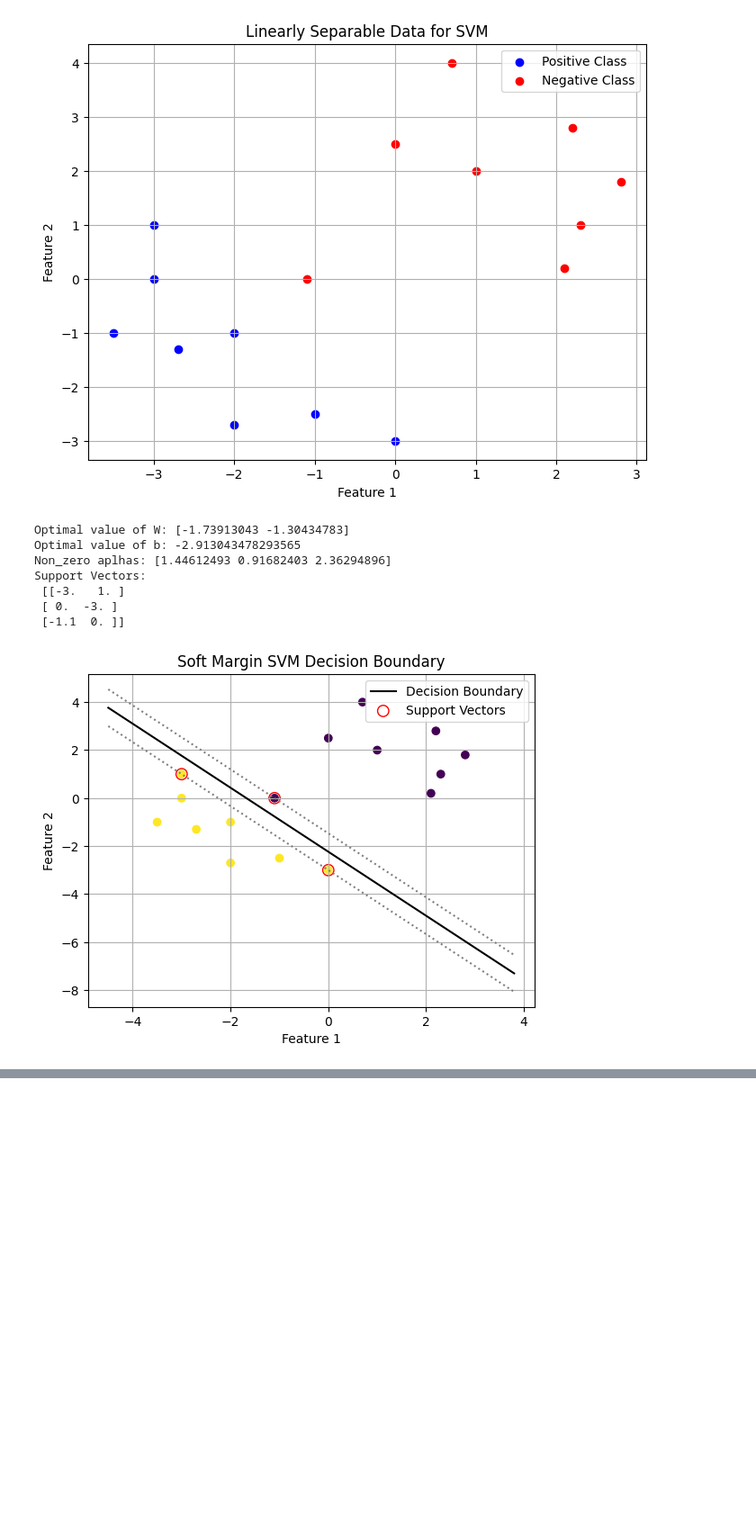
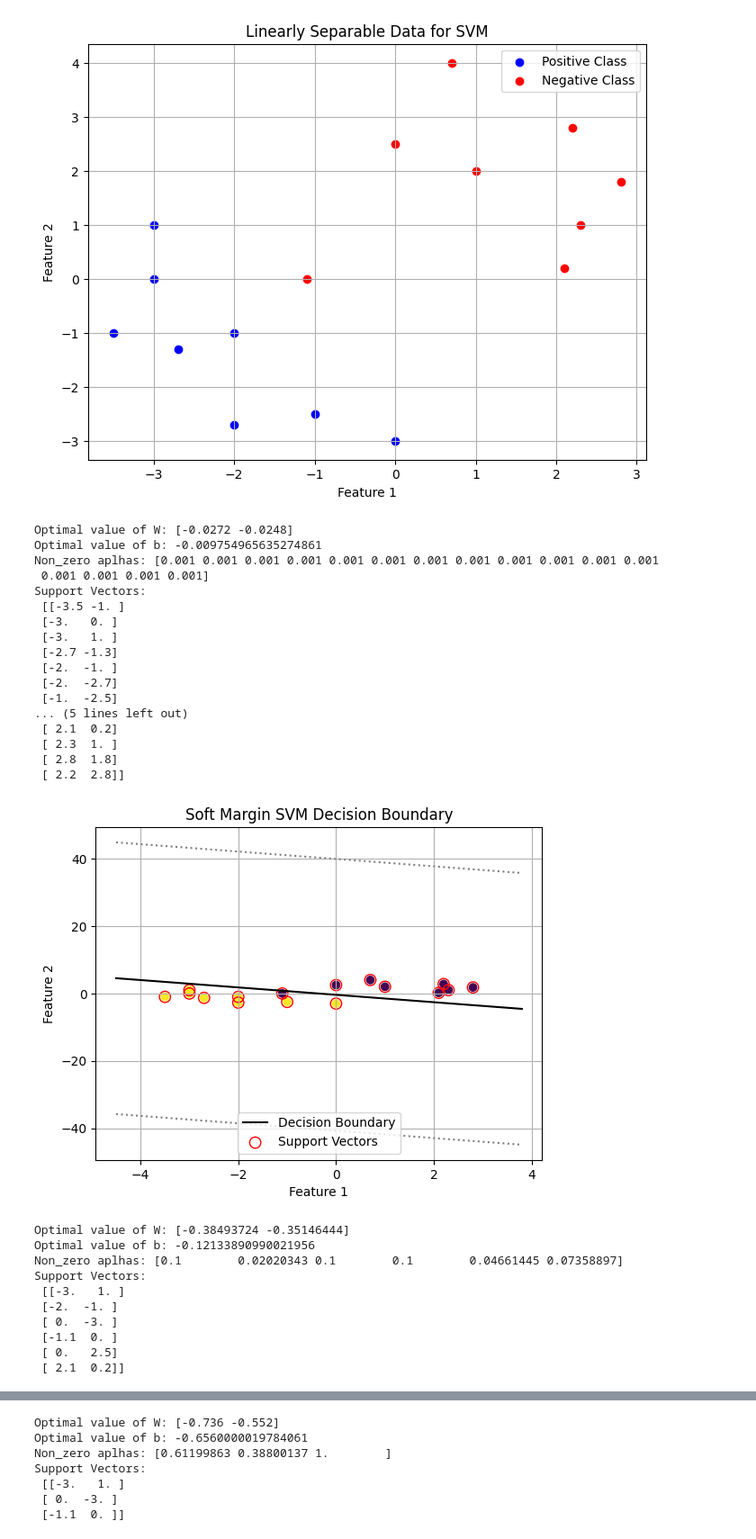
Before and after one commit to RandomCloneTrooper/ML, a Jupyter notebook: 06_ML_SVM.ipynb, the cells around one changed output, grey strips where cells are left out. Shown at 90% size. Drawn from its saved outputs; the diff is of its cells as text; code cells hidden in the pictures; blank space fills up the shorter version.

```diff
--- a/06_ML_SVM.ipynb
+++ b/06_ML_SVM.ipynb
@@ -356,7 +356,7 @@ def soft_margin(X, y, C):
     e = cp.Variable(m, value=np.zeros(m))
     objective = cp.Minimize(0.5 * cp.square(cp.norm(W)) + C * cp.sum(e))
     constraints = [y[i] * (X[i] @ W + b)  >= 1 - e[i] for i in range(m)]  # Margin constraints
-    constraints = [e >= 0]
+    constraints += [e >= 0]
 
     # Formulate and solve the SVM problem
     prob = cp.Problem(objective, constraints)
@@ -407,14 +407,36 @@ def soft_margin(X, y, C):
     plt.title('Soft Margin SVM Decision Boundary')
     plt.grid()
     plt.show()
-# %%
-soft_margin(X, y)
-# %% [output]
-Optimal value of W: [-1.73913043 -1.30434783]
-Optimal value of b: -2.913043478293565
-Non_zero aplhas: [1.44612493 0.91682403 2.36294896]
-Support Vectors:
- [[-3.   1. ]
- [ 0.  -3. ]
- [-1.1  0. ]]
-[figure, removed]
+# %%
+C_list = [1e-3, 1e-1, 1, 1e2, 1e5]
+for C in C_list:
+  soft_margin(X, y, C)
+# %% [output]
+Optimal value of W: [-0.0272 -0.0248]
+Optimal value of b: -0.009754965635274861
+Non_zero aplhas: [0.001 0.001 0.001 0.001 0.001 0.001 0.001 0.001 0.001 0.001 0.001 0.001
+ 0.001 0.001 0.001 0.001]
+Support Vectors:
+ [[-3.5 -1. ]
+ [-3.   0. ]
+ [-3.   1. ]
+ [-2.7 -1.3]
+ [-2.  -1. ]
+ [-2.  -2.7]
+ [-1.  -2.5]
+... (5 lines left out)
+ [ 2.1  0.2]
+ [ 2.3  1. ]
+ [ 2.8  1.8]
+ [ 2.2  2.8]]
+[figure, added]
+Optimal value of W: [-0.38493724 -0.35146444]
+Optimal value of b: -0.12133890990021956
+Non_zero aplhas: [0.1        0.02020343 0.1        0.1        0.04661445 0.07358897]
+Support Vectors:
+ [[-3.   1. ]
+ [-2.  -1. ]
+ [ 0.  -3. ]
+ [-1.1  0. ]
+ [ 0.   2.5]
+ [ 2.1  0.2]]
@@ -420,0 +444,7 @@ Support Vectors:
+Optimal value of W: [-0.736 -0.552]
+Optimal value of b: -0.6560000019784061
+Non_zero aplhas: [0.61199863 0.38800137 1.        ]
+Support Vectors:
+ [[-3.   1. ]
+ [ 0.  -3. ]
+ [-1.1  0. ]]
```
Also changed, not shown: parts of 5 cells of this notebook.
